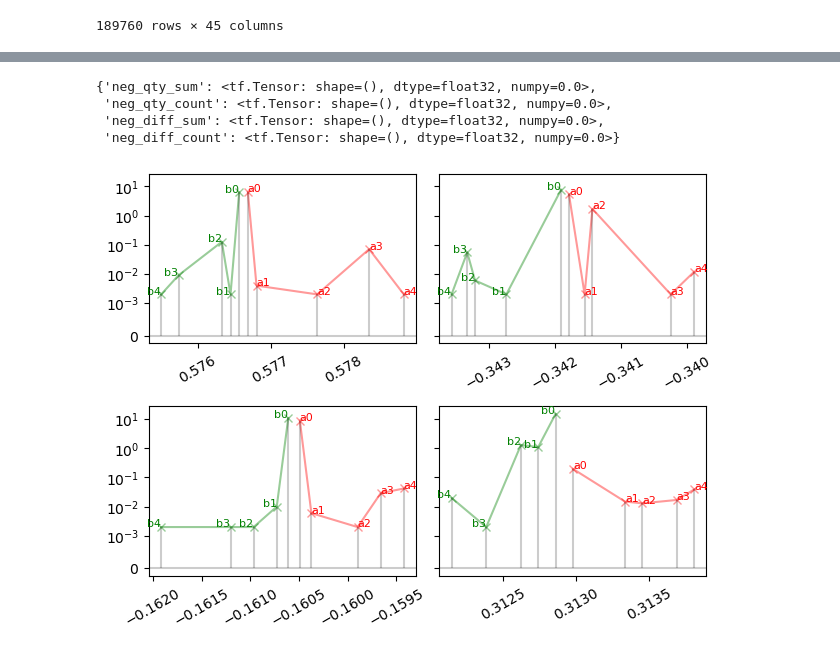
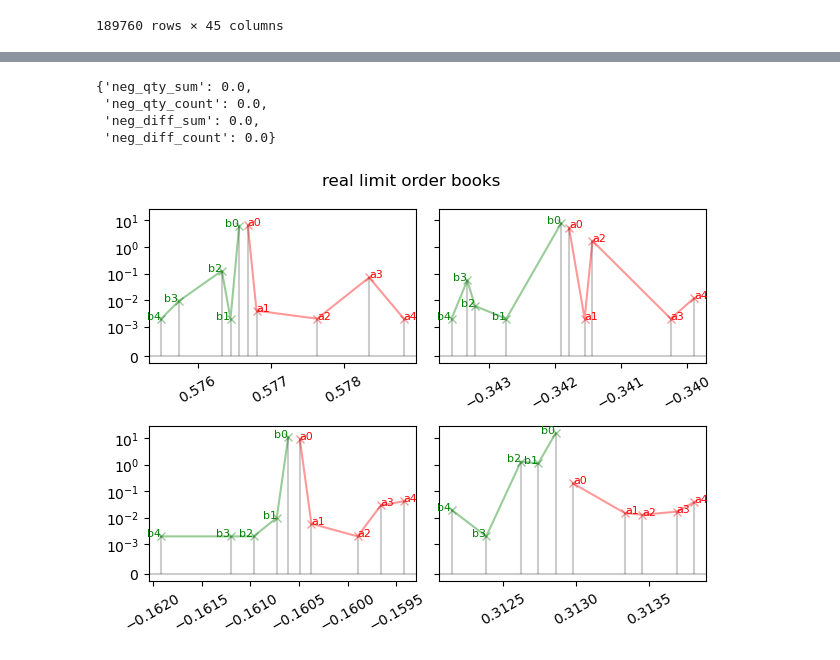
Before and after one commit to JiaShengg/DSA5204-Group-9, a Jupyter notebook: lob_gan.ipynb, the cells around one changed output, grey strips where cells are left out. Saved outputs shown, nothing was run; the diff lists cells and outputs as text; code cells hidden in the pictures.

```diff
--- a/lob_gan.ipynb
+++ b/lob_gan.ipynb
@@ -57,20 +44,21 @@ Wall time: 29.3 ms
 # %%
 %%time
 
 for i, batch in enumerate(LOB_DATASET):
     ss = calculate_sample_stats(batch)
     display(ss)
     f, ((ax0, ax1), (ax2, ax3)) = plt.subplots(2, 2, sharey=True)
+    f.suptitle('real limit order books')
     plot_lob_snapshot(batch[0], ax0)
     plot_lob_snapshot(batch[1], ax1)
     plot_lob_snapshot(batch[2], ax2)
     plot_lob_snapshot(batch[3], ax3)
     plt.tight_layout()
     plt.show()
     break
 # %% [output]
-{'neg_qty_sum': <tf.Tensor: shape=(), dtype=float32, numpy=0.0>,
- 'neg_qty_count': <tf.Tensor: shape=(), dtype=float32, numpy=0.0>,
- 'neg_diff_sum': <tf.Tensor: shape=(), dtype=float32, numpy=0.0>,
- 'neg_diff_count': <tf.Tensor: shape=(), dtype=float32, numpy=0.0>}
+{'neg_qty_sum': 0.0,
+ 'neg_qty_count': 0.0,
+ 'neg_diff_sum': 0.0,
+ 'neg_diff_count': 0.0}
-[figure, old version]
+[figure, new version]
```
Also changed, not shown: parts of 6 cells of this notebook, 1 other file.
